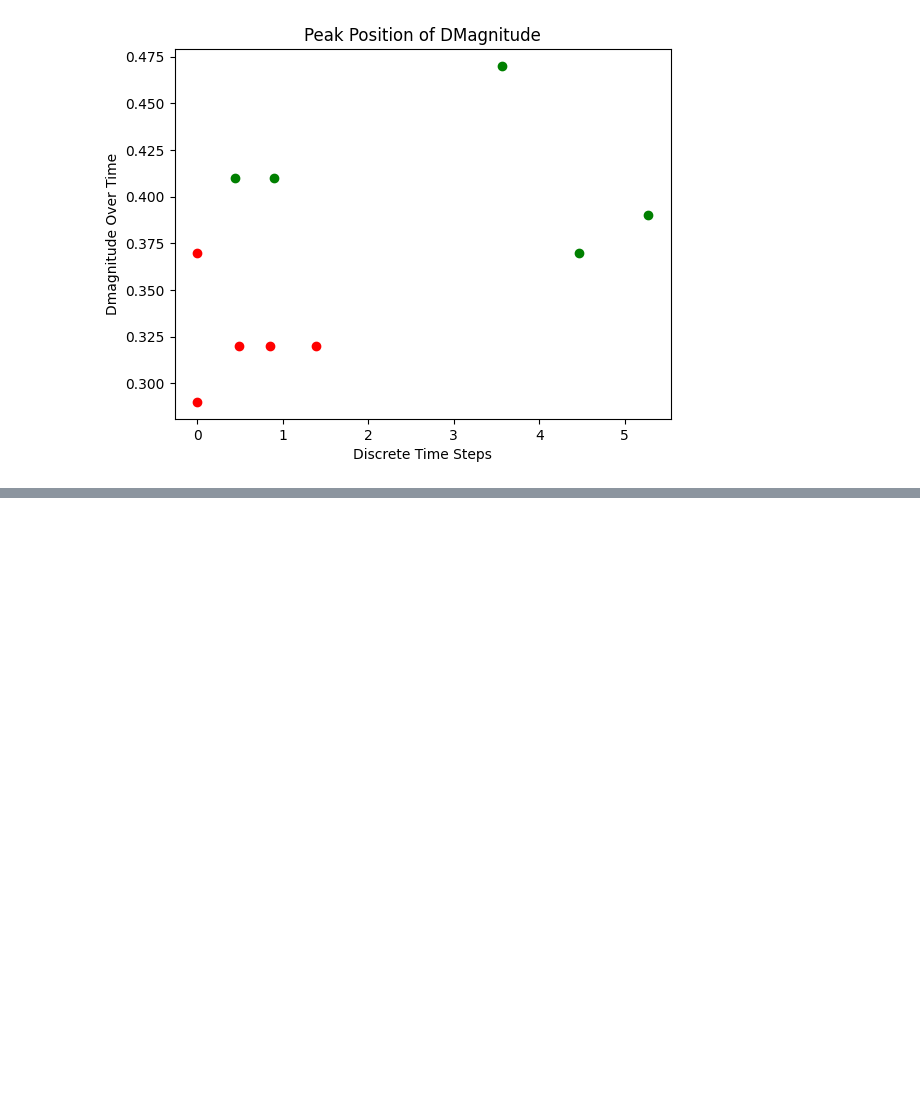
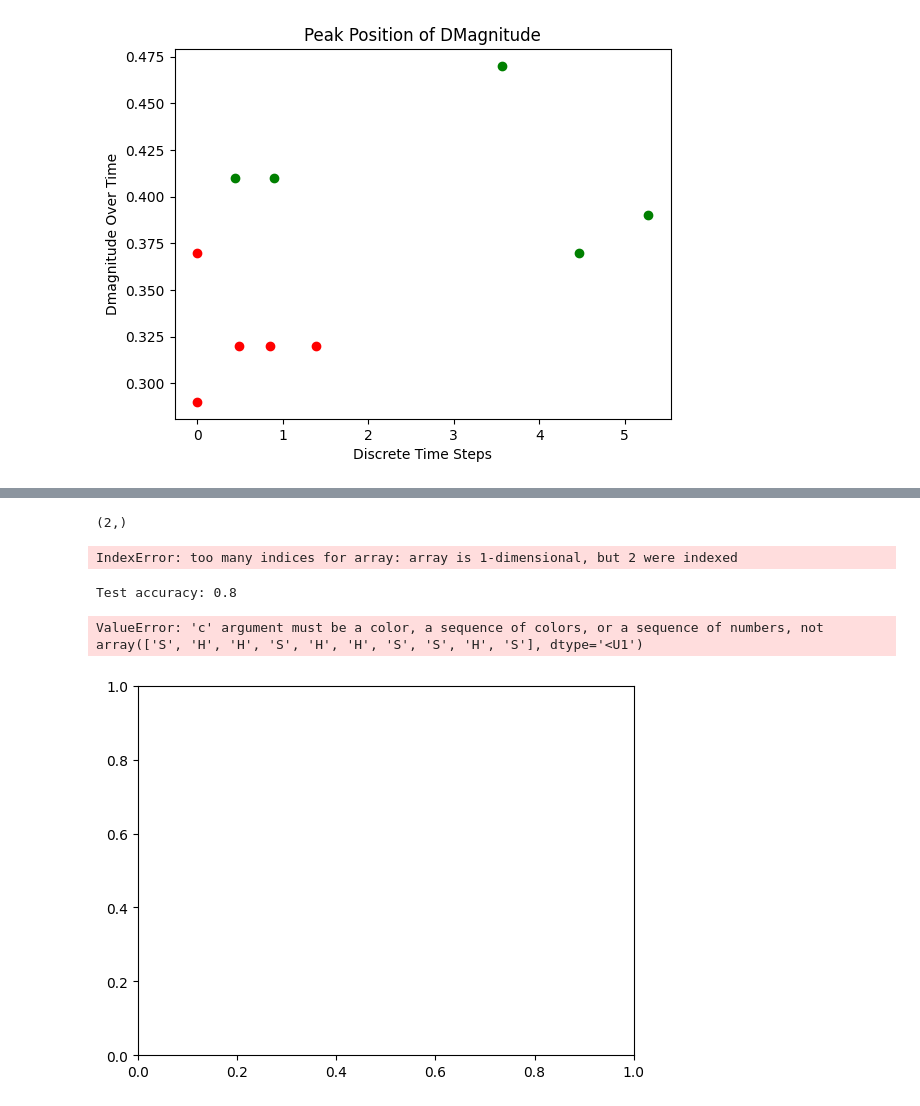
Before and after one commit to frekkoz3/EESTEC-HACKATHON-2025-FINALE, a Jupyter notebook: curve_visualization.ipynb, the cells around one changed output, grey strips where cells are left out. Drawn from its saved outputs; the diff is of its cells as text; code cells hidden in the pictures; blank space fills up the shorter version.

```diff
--- a/curve_visualization.ipynb
+++ b/curve_visualization.ipynb
@@ -87,0 +72,22 @@ plt.show()
+# %%
+from sklearn.svm import SVC
+from sklearn.linear_model import LogisticRegression
+
+clf = LogisticRegression()
+
+X = []
+y = []
+for i in range (1, max_index):
+    if i == 7:
+            continue
+    data = pd.read_csv(f"{name}{i}.csv", header = 0, names = header)
+    time = len(data) * dt
+    dmagnitude = data["DMagnitude"]
+    filtered = [x for x in dmagnitude if x != 0]
+    time_step = np.linspace(0, time, len(filtered))
+    peak_pos = peak_position(time_step, filtered)
+    X.append(peak_pos)
+    y.append(resistance_indexes[objects_indexes[i]])
+X = np.array(X)
+y = np.array(y)
+clf.fit(X, y)
@@ -87,0 +117,27 @@ plt.show()
+# %%
+for i, x in enumerate(X):
+    print(x.shape)
+    if i == 7:
+        continue
+    plt.scatter(x[0], x[1], c = res_color(resistance_indexes[objects_indexes[i]]))
+plt.xlabel("Discrete Time Steps")
+plt.ylabel("Peak Position")
+plt.show()
+# %% [output]
+(2,)
+IndexError: too many indices for array: array is 1-dimensional, but 2 were indexed
+# %%
+print("Test accuracy:", clf.score(X, y))
+
+def plot_decision_boundary(X, y):
+    plt.scatter(X[:, 0], X[:, 1], c=y, edgecolors='k')
+    plt.title("SVM Decision Boundary")
+    plt.xlabel("Feature 1")
+    plt.ylabel("Feature 2")
+    plt.show()
+
+plot_decision_boundary(X, y)
+# %% [output]
+Test accuracy: 0.8
+ValueError: 'c' argument must be a color, a sequence of colors, or a sequence of numbers, not array(['S', 'H', 'H', 'S', 'H', 'H', 'S', 'S', 'H', 'S'], dtype='<U1')
+[figure, added]
```
Also changed, not shown: parts of 5 cells of this notebook, 1 other file.
